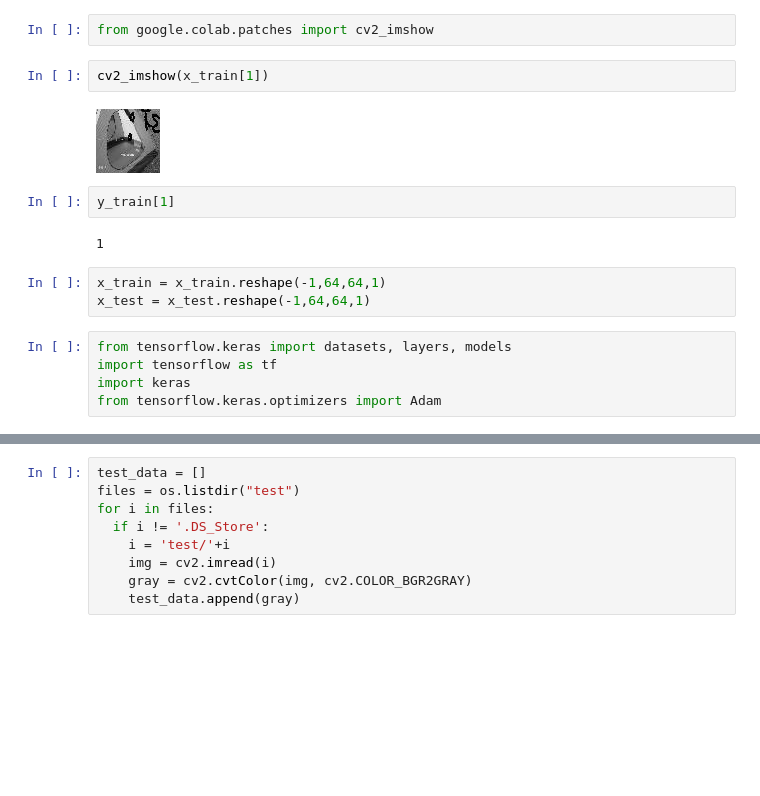
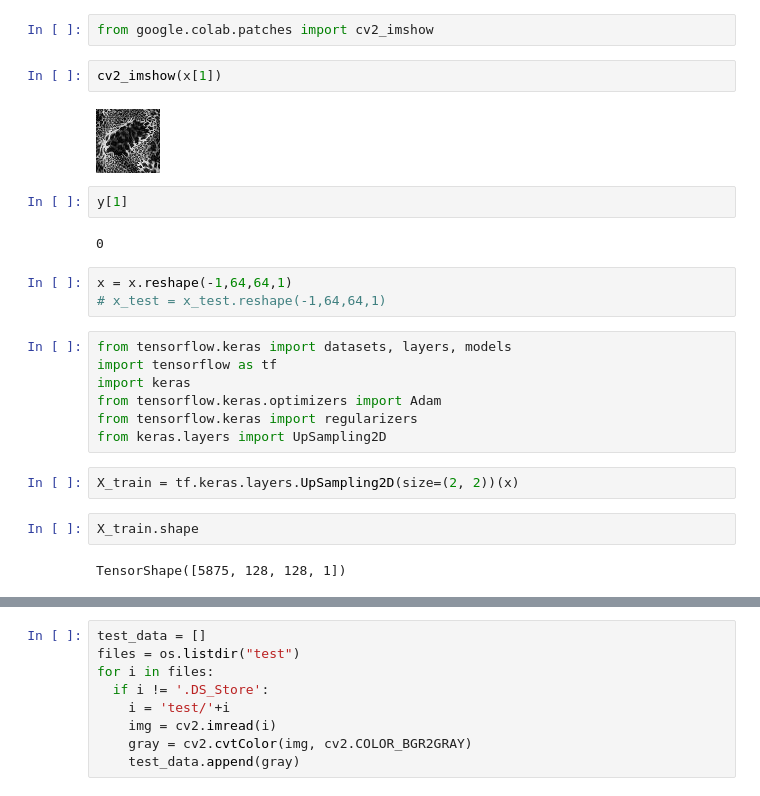
Before and after one commit to 5hv5hvnk/Hindi-Character-recognition, a Jupyter notebook: Hindi_char_rec.ipynb, the cells around one changed output, grey strips where cells are left out. Drawn from its saved outputs; the diff is of its cells as text; blank space fills up the shorter version.

```diff
--- a/Hindi_char_rec.ipynb
+++ b/Hindi_char_rec.ipynb
@@ -66,18 +70,26 @@ y_train.shape
 # %%
 from google.colab.patches import cv2_imshow
 # %%
-cv2_imshow(x_train[1])
+cv2_imshow(x[1])
 # %% [output]
-[figure, old version]
+[figure, new version]
 # %%
-y_train[1]
+y[1]
 # %% [output]
-1
+0
 # %%
-x_train = x_train.reshape(-1,64,64,1)
-x_test = x_test.reshape(-1,64,64,1)
+x = x.reshape(-1,64,64,1)
+# x_test = x_test.reshape(-1,64,64,1)
 # %%
 from tensorflow.keras import datasets, layers, models
 import tensorflow as tf
 import keras
 from tensorflow.keras.optimizers import Adam
+from tensorflow.keras import regularizers
+from keras.layers import UpSampling2D
+# %%
+X_train = tf.keras.layers.UpSampling2D(size=(2, 2))(x)
+# %%
+X_train.shape
+# %% [output]
+TensorShape([5875, 128, 128, 1])
```
Also changed, not shown: parts of 24 cells of this notebook.
